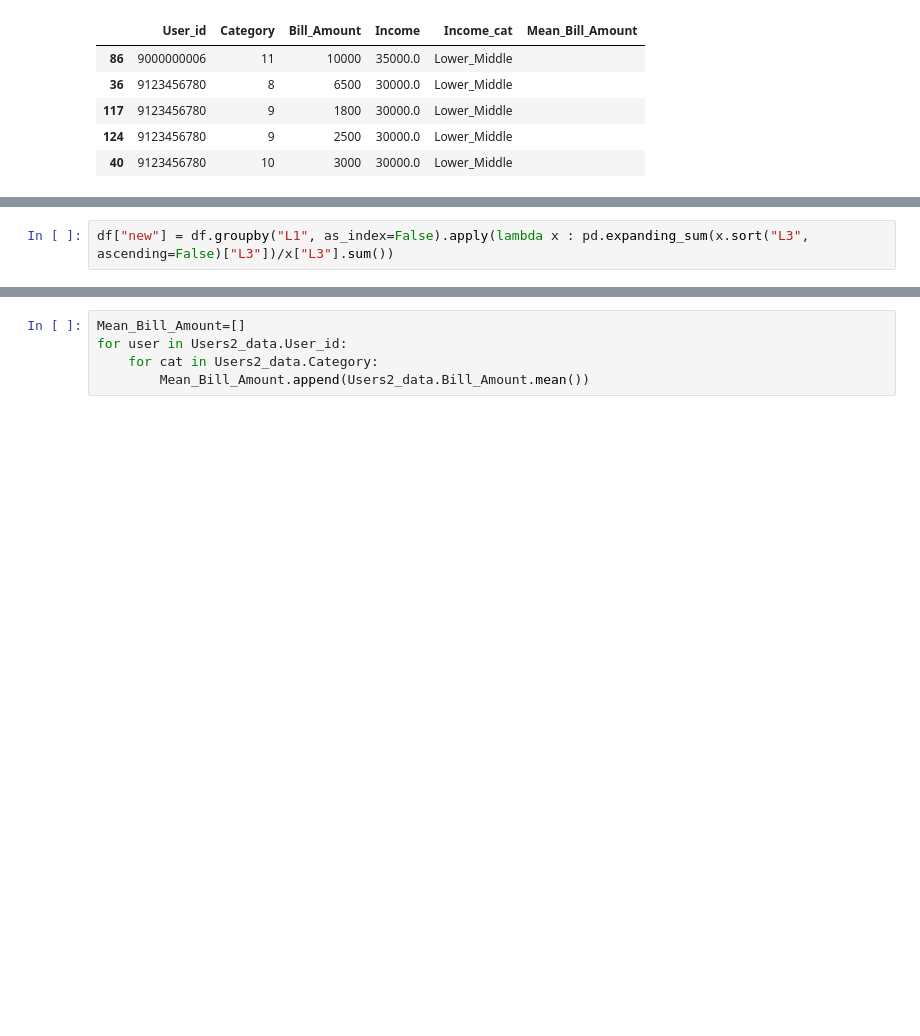
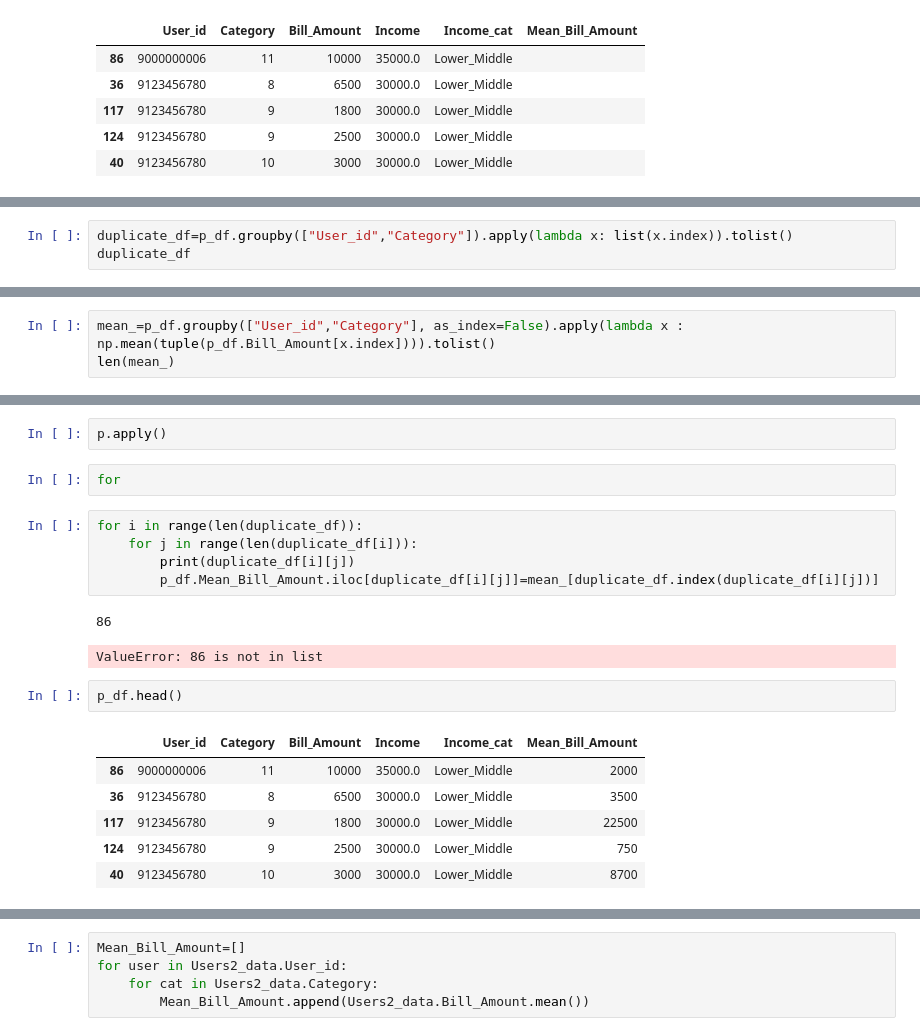
Before and after one commit to sindhushap/My_First_project1, a Jupyter notebook: Data_science_25.26.ipynb, the cells around one changed output, grey strips where cells are left out. Cells and saved outputs as stored; diff of their text form; blank space fills up the shorter version.

```diff
--- a/Data_science_25.26.ipynb
+++ b/Data_science_25.26.ipynb
@@ -536,2 +505,0 @@ df
-# %%
-df["new"] = df.groupby("L1", as_index=False).apply(lambda x : pd.expanding_sum(x.sort("L3", ascending=False)["L3"])/x["L3"].sum())
@@ -539,0 +510,3 @@ AttributeError: 'DataFrame' object has no attribute 'sort'
+# %%
+duplicate_df=p_df.groupby(["User_id","Category"]).apply(lambda x: list(x.index)).tolist()
+duplicate_df
@@ -539,0 +554,3 @@ AttributeError: 'DataFrame' object has no attribute 'sort'
+# %%
+mean_=p_df.groupby(["User_id","Category"], as_index=False).apply(lambda x : np.mean(tuple(p_df.Bill_Amount[x.index]))).tolist()
+len(mean_)
@@ -539,0 +604,21 @@ AttributeError: 'DataFrame' object has no attribute 'sort'
+# %%
+p.apply()
+# %%
+for
+# %%
+for i in range(len(duplicate_df)):
+    for j in range(len(duplicate_df[i])):
+        print(duplicate_df[i][j])
+        p_df.Mean_Bill_Amount.iloc[duplicate_df[i][j]]=mean_[duplicate_df.index(duplicate_df[i][j])]
+# %% [output]
+86
+ValueError: 86 is not in list
+# %%
+p_df.head()
+# %% [output]
+|  | User_id | Category | Bill_Amount | Income | Income_cat | Mean_Bill_Amount |
+| 86 | 9000000006 | 11 | 10000 | 35000.0 | Lower_Middle | 2000 |
+| 36 | 9123456780 | 8 | 6500 | 30000.0 | Lower_Middle | 3500 |
+| 117 | 9123456780 | 9 | 1800 | 30000.0 | Lower_Middle | 22500 |
+| 124 | 9123456780 | 9 | 2500 | 30000.0 | Lower_Middle | 750 |
+| 40 | 9123456780 | 10 | 3000 | 30000.0 | Lower_Middle | 8700 |
```
Also changed, not shown: parts of 29 cells of this notebook.
